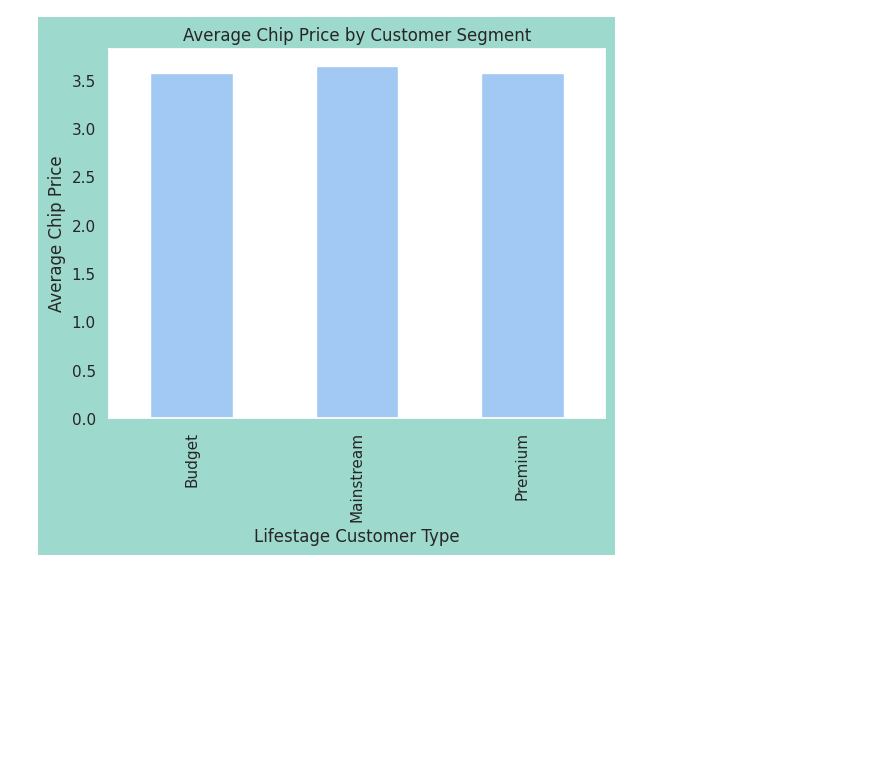
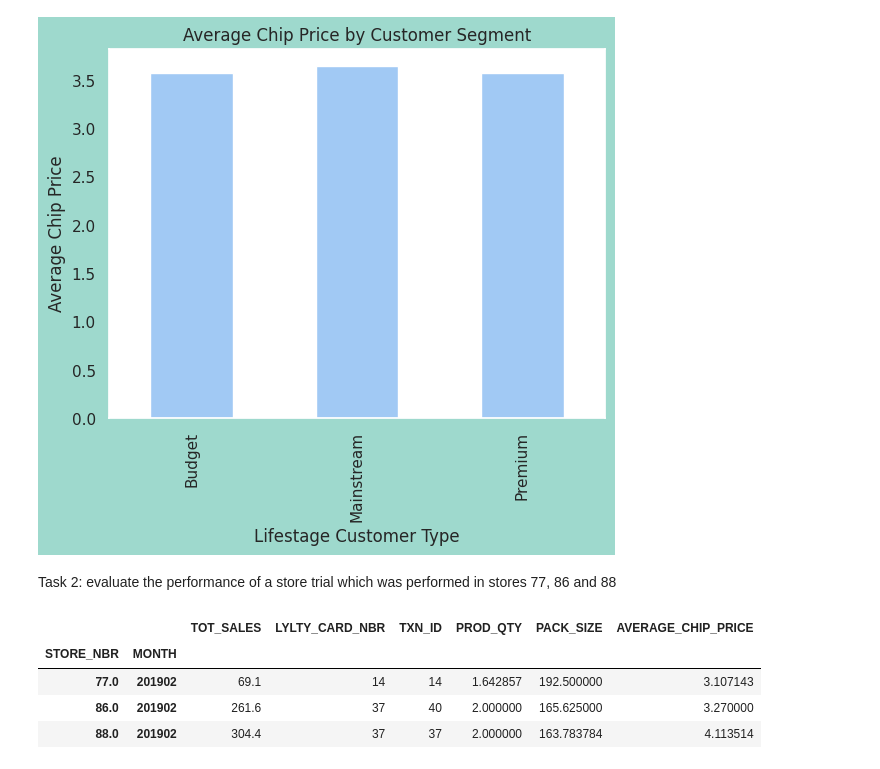
Before and after one commit to abdyraman/quantium, a Jupyter notebook: quantium.ipynb, the cells around one changed output. Saved outputs shown, nothing was run; the diff lists cells and outputs as text; code cells hidden in the pictures; blank space fills up the shorter version.

```diff
--- a/quantium.ipynb
+++ b/quantium.ipynb
@@ -488,3 +488,27 @@ plt.ylabel('Average Chip Price')
 plt.show()
 # %% [output]
 [figure]
+# %% [markdown]
+Task 2: evaluate the performance of a store trial which was performed in stores 77, 86 and 88
+# %%
+# Add a new month ID column in the data with the format yyyymm
+joined_df['MONTH'] = joined_df['DATE'].dt.strftime('%Y%m')
+# %%
+stat_per_store_month = joined_df.groupby(['STORE_NBR', 'MONTH']).agg({
+    'TOT_SALES': 'sum',
+    'LYLTY_CARD_NBR': 'nunique',
+    'TXN_ID': 'nunique',
+    'PROD_QTY': 'mean',  # Use 'mean' for average
+    'PACK_SIZE': 'mean',  # Use 'mean' for average
+    'AVERAGE_CHIP_PRICE': 'mean'  # Use 'mean' for average
+})
+# %%
+february_2019_stat = stat_per_store_month.iloc[stat_per_store_month.index.get_level_values('MONTH') == '201902']
+february_2019_stat_77_86_88 = february_2019_stat.loc[february_2019_stat.index.get_level_values('STORE_NBR').isin([77, 86, 88])]
+february_2019_stat_77_86_88
+# %% [output]
+|  |  | TOT_SALES | LYLTY_CARD_NBR | TXN_ID | PROD_QTY | PACK_SIZE | AVERAGE_CHIP_PRICE |
+| STORE_NBR | MONTH |  |  |  |  |  |  |
+| 77.0 | 201902 | 69.1 | 14 | 14 | 1.642857 | 192.500000 | 3.107143 |
+| 86.0 | 201902 | 261.6 | 37 | 40 | 2.000000 | 165.625000 | 3.270000 |
+| 88.0 | 201902 | 304.4 | 37 | 37 | 2.000000 | 163.783784 | 4.113514 |
```
Also changed, not shown: parts of 6 cells of this notebook.
